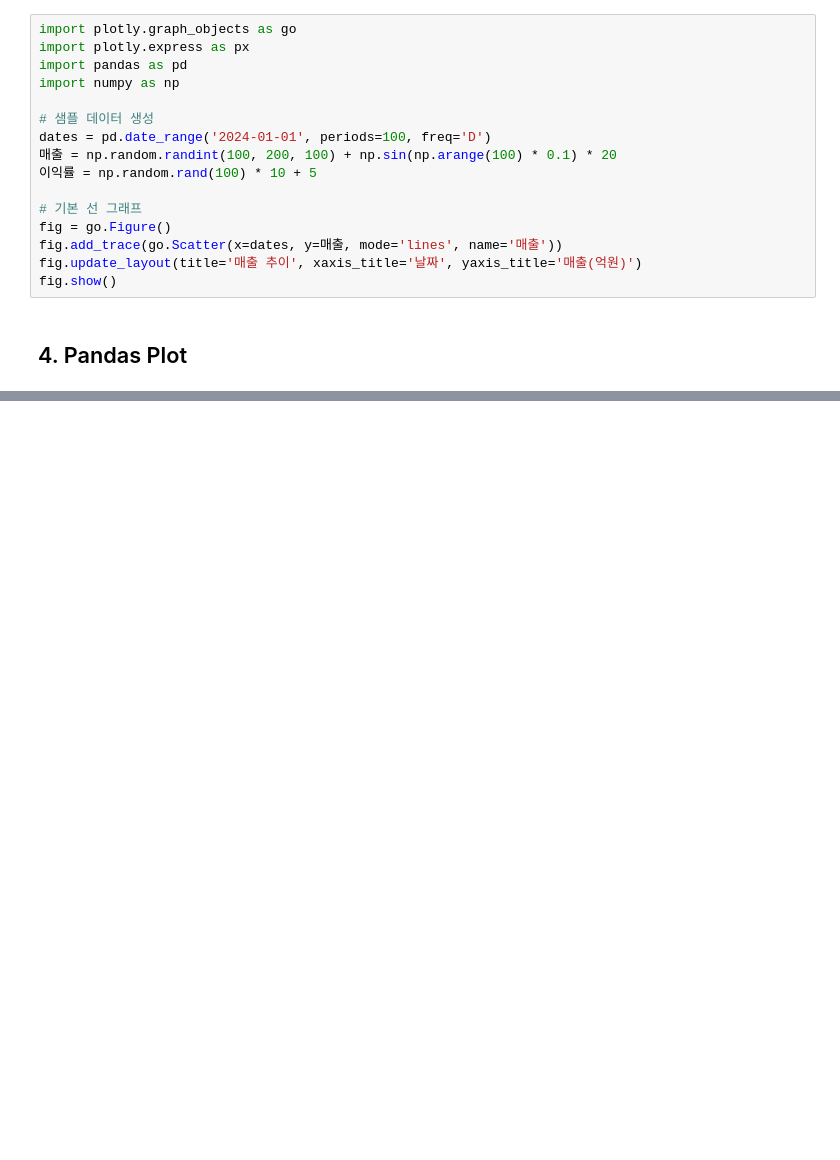
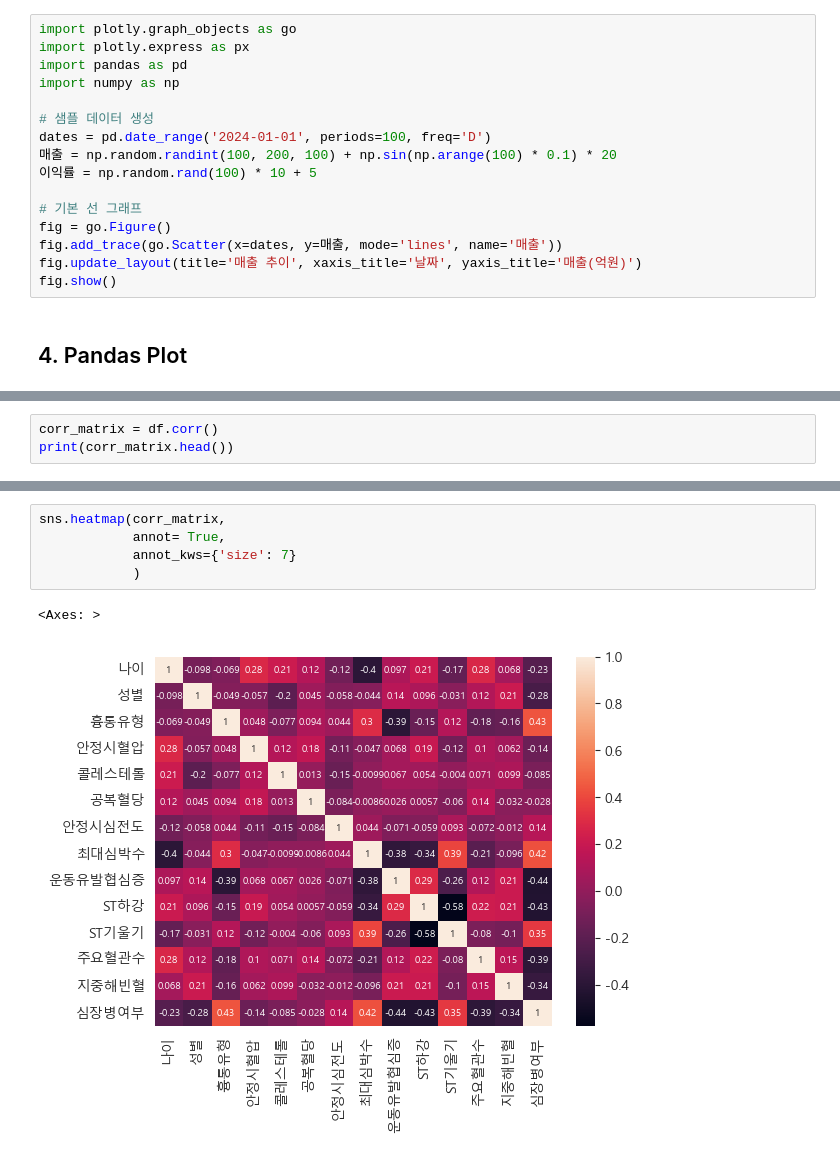
Before and after one commit to worldoftoddl/AICE-Associate-Study, a Jupyter notebook: 탐색적 데이터 분석 (시각화).ipynb, the cells around one changed output, grey strips where cells are left out. Drawn from its saved outputs; the diff is of its cells as text; blank space fills up the shorter version.

```diff
--- a/탐색적 데이터 분석 (시각화).ipynb
+++ b/탐색적 데이터 분석 (시각화).ipynb
@@ -280,0 +317,3 @@ fig.show()
+# %%
+corr_matrix = df.corr()
+print(corr_matrix.head())
@@ -280,0 +334,8 @@ fig.show()
+# %%
+sns.heatmap(corr_matrix,
+            annot= True,
+            annot_kws={'size': 7}
+            )
+# %% [output]
+<Axes: >
+[figure, added]
```
Also changed, not shown: parts of 18 cells of this notebook.
